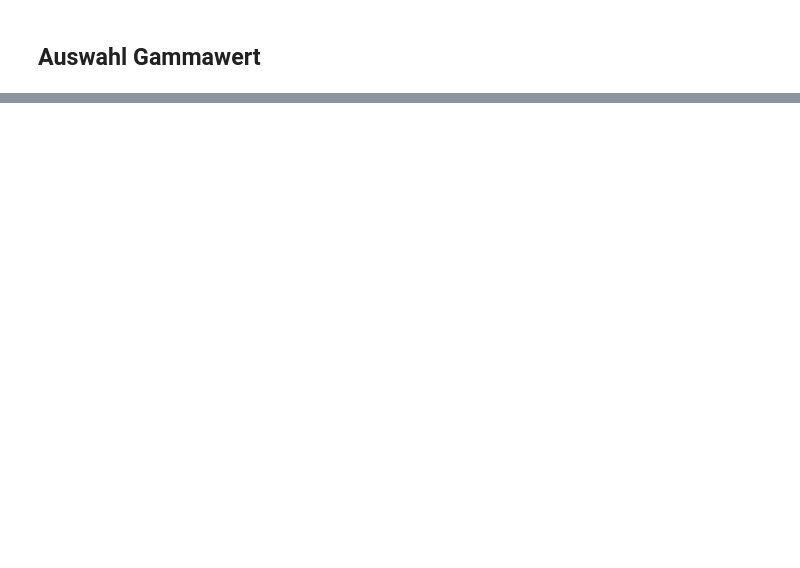
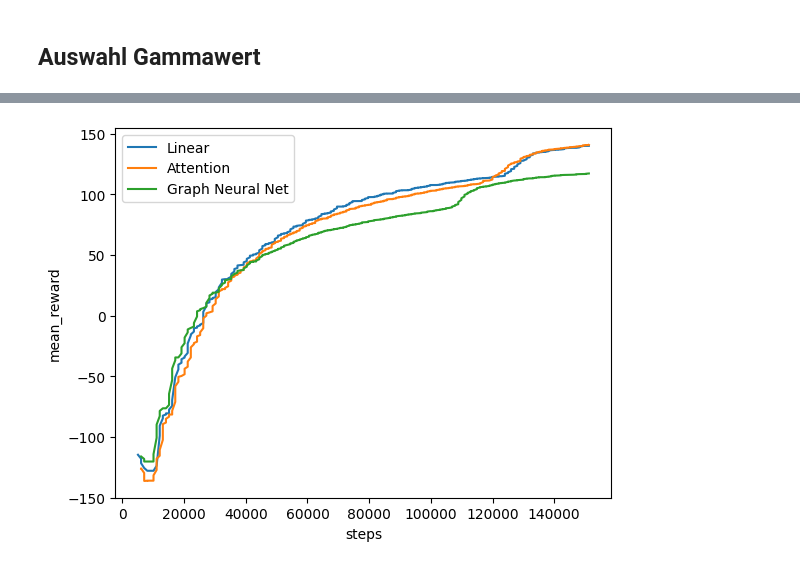
Before and after one commit to tobihoernchen/thesis, a Jupyter notebook: exploration/MiniMatrix/evaluation.ipynb, the cells around one changed output, grey strips where cells are left out. Saved outputs shown, nothing was run; the diff lists cells and outputs as text; code cells hidden in the pictures; blank space fills up the shorter version.

```diff
--- a/exploration/MiniMatrix/evaluation.ipynb
+++ b/exploration/MiniMatrix/evaluation.ipynb
@@ -77,0 +110,8 @@ plot([results_098, results_0999, results_09], ["0,98", "0,999", "0,9"], "steps",
+# %%
+results_lin = mean(import_data(path, "03_gamma_0_9_", 'ray/tune/episode_reward_mean'))
+results_attn = mean(import_data(path, "05_model_attn", 'ray/tune/episode_reward_mean'))
+results_gnn = mean(import_data(path, "05_model_gnn", 'ray/tune/episode_reward_mean', exclude = ["09-34"]))
+# %%
+plot([results_lin, results_attn, results_gnn], ["Linear", "Attention", "Graph Neural Net"], "steps", "mean_reward")
+# %% [output]
+[figure, added]
```
Also changed, not shown: parts of 57 cells of this notebook, 24 other files.
